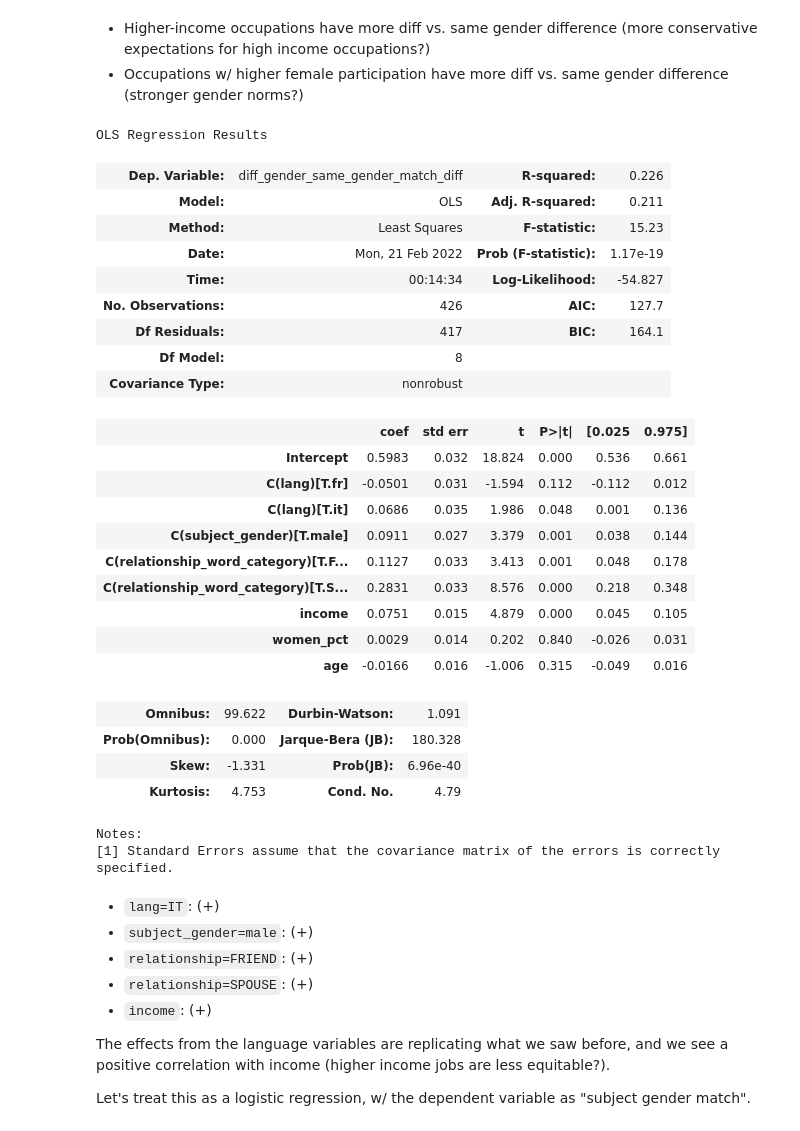
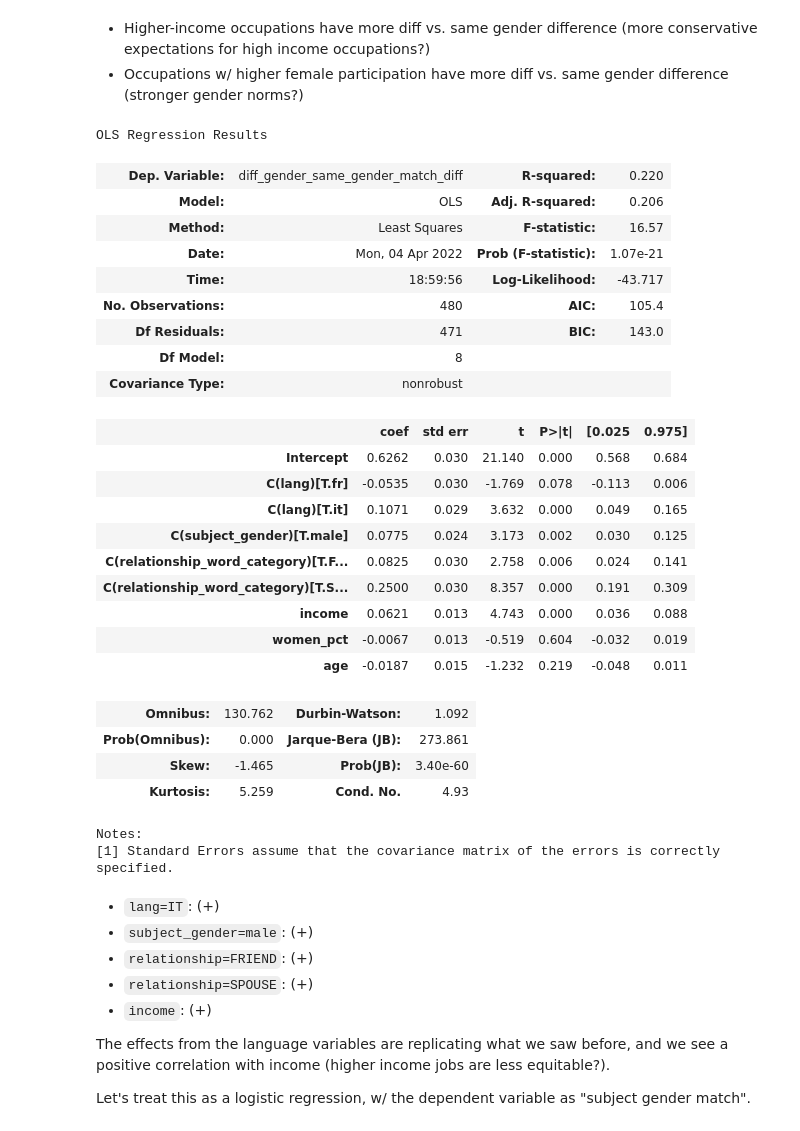
Before and after one commit to ianbstewart/multilingual-same-gender-bias, a Jupyter notebook: query_translations.ipynb, the cells around one changed output. Saved outputs shown, nothing was run; the diff lists cells and outputs as text; code cells hidden in the pictures.

```diff
--- a/query_translations.ipynb
+++ b/query_translations.ipynb
@@ -1009,8 +1054,8 @@ attr = age
 Reload the translation results, compute error rate.
 # %%
 from data_helpers import load_clean_translation_data
-same_gender_relationship_translation_data_file = 'data/multilingual_occupation_relationship=samegender_model=googletranslate_translations.gz'
-diff_gender_relationship_translation_data_file = 'data/multilingual_occupation_relationship=diffgender_model=googletranslate_translations.gz'
+same_gender_relationship_translation_data_file = 'data/multilingual_occupation_relationship=samegender_model=googletranslate_translations_langs=es,fr,it.gz'
+diff_gender_relationship_translation_data_file = 'data/multilingual_occupation_relationship=diffgender_model=googletranslate_translations_langs=es,fr,it.gz'
 same_gender_relationship_translation_data = load_clean_translation_data(same_gender_relationship_translation_data_file)
 diff_gender_relationship_translation_data = load_clean_translation_data(diff_gender_relationship_translation_data_file)
 # %% [output]
@@ -1091,39 +1136,39 @@ women_pct vs. age has correl=0.471 (p=5.931E-25)
 # %%
 from statsmodels.api import OLS
 dep_var = 'diff_gender_same_gender_match_diff'
 cat_vars = ['lang', 'subject_gender', 'relationship_word_category']
 cat_var_str = ' + '.join(list(map(lambda x: f'C({x})', cat_vars)))
 scalar_vars = ['income', 'women_pct', 'age']
 scalar_var_str = ' + '.join(scalar_vars)
 formula = f'{dep_var} ~ {cat_var_str} + {scalar_var_str}'
 model = OLS.from_formula(formula, data=occupation_match_pct_data)
-reg_results = model.fit()9
+reg_results = model.fit()
 reg_results.summary()
 # %% [output]
 OLS Regression Results
-| Dep. Variable: | diff_gender_same_gender_match_diff | R-squared: | 0.226 |
-| Model: | OLS | Adj. R-squared: | 0.211 |
-| Method: | Least Squares | F-statistic: | 15.23 |
-| Date: | Mon, 21 Feb 2022 | Prob (F-statistic): | 1.17e-19 |
-| Time: | 00:14:34 | Log-Likelihood: | -54.827 |
-| No. Observations: | 426 | AIC: | 127.7 |
-| Df Residuals: | 417 | BIC: | 164.1 |
+| Dep. Variable: | diff_gender_same_gender_match_diff | R-squared: | 0.220 |
+| Model: | OLS | Adj. R-squared: | 0.206 |
+| Method: | Least Squares | F-statistic: | 16.57 |
+| Date: | Mon, 04 Apr 2022 | Prob (F-statistic): | 1.07e-21 |
+| Time: | 18:59:56 | Log-Likelihood: | -43.717 |
+| No. Observations: | 480 | AIC: | 105.4 |
+| Df Residuals: | 471 | BIC: | 143.0 |
 | Df Model: | 8 |  |  |
 | Covariance Type: | nonrobust |  |  |
 |  | coef | std err | t | P>|t| | [0.025 | 0.975] |
-| Intercept | 0.5983 | 0.032 | 18.824 | 0.000 | 0.536 | 0.661 |
-| C(lang)[T.fr] | -0.0501 | 0.031 | -1.594 | 0.112 | -0.112 | 0.012 |
-| C(lang)[T.it] | 0.0686 | 0.035 | 1.986 | 0.048 | 0.001 | 0.136 |
-| C(subject_gender)[T.male] | 0.0911 | 0.027 | 3.379 | 0.001 | 0.038 | 0.144 |
-| C(relationship_word_category)[T.F... | 0.1127 | 0.033 | 3.413 | 0.001 | 0.048 | 0.178 |
-| C(relationship_word_category)[T.S... | 0.2831 | 0.033 | 8.576 | 0.000 | 0.218 | 0.348 |
-| income | 0.0751 | 0.015 | 4.879 | 0.000 | 0.045 | 0.105 |
-| women_pct | 0.0029 | 0.014 | 0.202 | 0.840 | -0.026 | 0.031 |
-| age | -0.0166 | 0.016 | -1.006 | 0.315 | -0.049 | 0.016 |
+| Intercept | 0.6262 | 0.030 | 21.140 | 0.000 | 0.568 | 0.684 |
+| C(lang)[T.fr] | -0.0535 | 0.030 | -1.769 | 0.078 | -0.113 | 0.006 |
+| C(lang)[T.it] | 0.1071 | 0.029 | 3.632 | 0.000 | 0.049 | 0.165 |
+| C(subject_gender)[T.male] | 0.0775 | 0.024 | 3.173 | 0.002 | 0.030 | 0.125 |
+| C(relationship_word_category)[T.F... | 0.0825 | 0.030 | 2.758 | 0.006 | 0.024 | 0.141 |
+| C(relationship_word_category)[T.S... | 0.2500 | 0.030 | 8.357 | 0.000 | 0.191 | 0.309 |
+| income | 0.0621 | 0.013 | 4.743 | 0.000 | 0.036 | 0.088 |
+| women_pct | -0.0067 | 0.013 | -0.519 | 0.604 | -0.032 | 0.019 |
+| age | -0.0187 | 0.015 | -1.232 | 0.219 | -0.048 | 0.011 |
-| Omnibus: | 99.622 | Durbin-Watson: | 1.091 |
-| Prob(Omnibus): | 0.000 | Jarque-Bera (JB): | 180.328 |
-| Skew: | -1.331 | Prob(JB): | 6.96e-40 |
-| Kurtosis: | 4.753 | Cond. No. | 4.79 |
+| Omnibus: | 130.762 | Durbin-Watson: | 1.092 |
+| Prob(Omnibus): | 0.000 | Jarque-Bera (JB): | 273.861 |
+| Skew: | -1.465 | Prob(JB): | 3.40e-60 |
+| Kurtosis: | 5.259 | Cond. No. | 4.93 |
 Notes:
 [1] Standard Errors assume that the covariance matrix of the errors is correctly specified.
 # %% [markdown]
```
Also changed, not shown: parts of 10 cells of this notebook, 3 other files.
